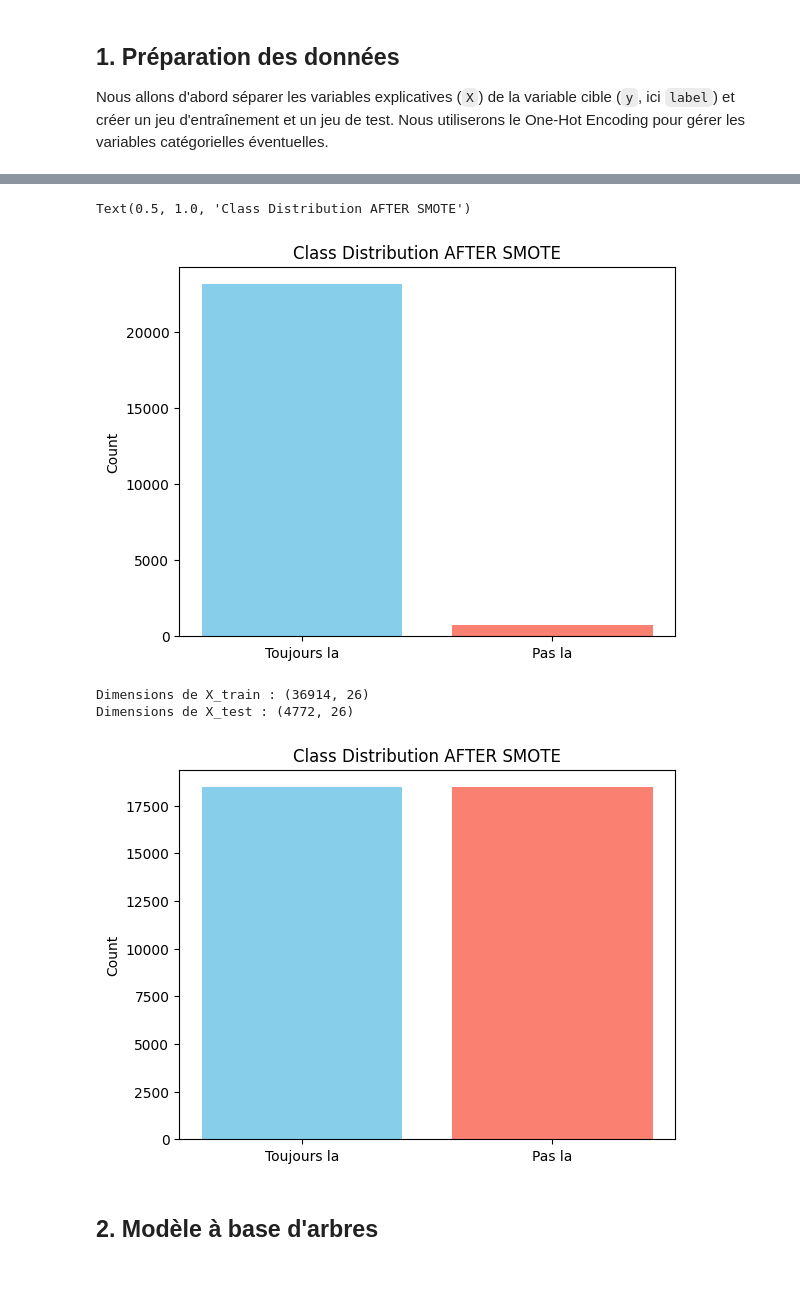
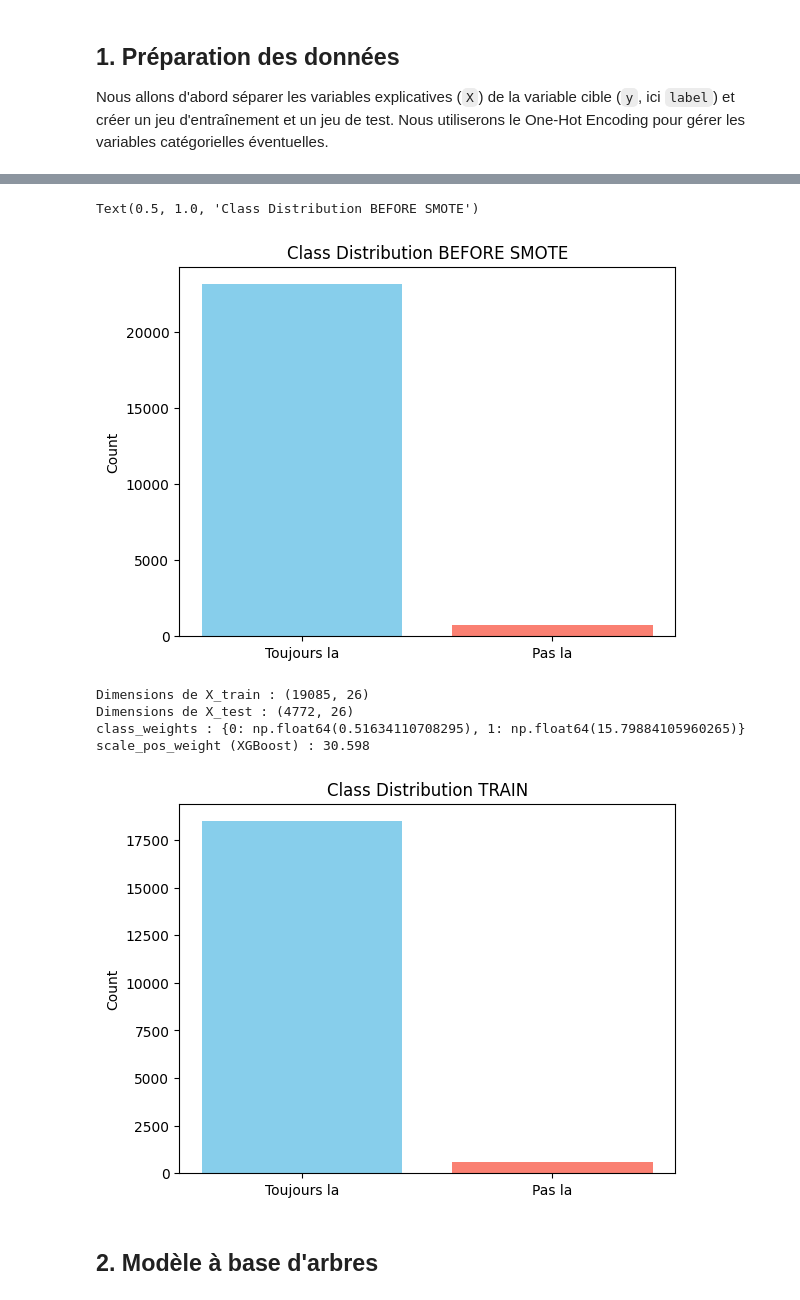
Before and after one commit to hughdmr/REXIA, a Jupyter notebook: RH_DHARDEMARE_PETIT_VAUTERIN.ipynb, the cells around one changed output, grey strips where cells are left out. Drawn from its saved outputs; the diff is of its cells as text; code cells hidden in the pictures.

```diff
--- a/RH_DHARDEMARE_PETIT_VAUTERIN.ipynb
+++ b/RH_DHARDEMARE_PETIT_VAUTERIN.ipynb
@@ -10,7 +10,7 @@ import matplotlib.pyplot as plt
 # %% [markdown]
 <h2> Analyse </h2>
 # %%
-path = "../RH_dataset.csv"
+path = "RH_dataset.csv"
 
 df = pd.read_csv(path, sep=";")
 
@@ -289,33 +289,44 @@ plt.xticks([0,1], ['Toujours la', 'Pas la'])
 plt.ylabel("Count")
 plt.title("Class Distribution BEFORE SMOTE")
 # %% [output]
-Text(0.5, 1.0, 'Class Distribution AFTER SMOTE')
+Text(0.5, 1.0, 'Class Distribution BEFORE SMOTE')
-[figure, old version]
+[figure, new version]
 # %%
 from sklearn.model_selection import train_test_split
 import pandas as pd
 from sklearn.metrics import classification_report, accuracy_score
-from imblearn.over_sampling import SMOTE
 
 # Encodage des variables catégorielles (si elles existent)
 X = pd.get_dummies(X, drop_first=True)
 
-X_train, X_test, y_train, y_test = train_test_split(X, y, test_size=0.2, random_state=1)
-smote = SMOTE(random_state=1)
-X_train, y_train = smote.fit_resample(X_train, y_train)
+X_train, X_test, y_train, y_test = train_test_split(
+    X, y, test_size=0.2, random_state=1, stratify=y
+)
+
+# Poids de classe: utile pour les modèles qui gèrent le déséquilibre
+y_train_counts = y_train.value_counts()
+class_weights = {
+    0: len(y_train) / (2 * y_train_counts[0]),
+    1: len(y_train) / (2 * y_train_counts[1])
+}
+pos_weight = y_train_counts[0] / y_train_counts[1]
 
 plt.bar(y_train.value_counts().index, y_train.value_counts().values,
-        color=['skyblue','salmon'])
-plt.xticks([0,1], ['Toujours la', 'Pas la'])
+        color=['skyblue', 'salmon'])
+plt.xticks([0, 1], ['Toujours la', 'Pas la'])
 plt.ylabel("Count")
-plt.title("Class Distribution AFTER SMOTE")
+plt.title("Class Distribution TRAIN")
 
 print("Dimensions de X_train :", X_train.shape)
 print("Dimensions de X_test :", X_test.shape)
+print("class_weights :", class_weights)
+print("scale_pos_weight (XGBoost) :", round(pos_weight, 3))
 # %% [output]
-Dimensions de X_train : (36914, 26)
+Dimensions de X_train : (19085, 26)
 Dimensions de X_test : (4772, 26)
+class_weights : {0: np.float64(0.51634110708295), 1: np.float64(15.79884105960265)}
+scale_pos_weight (XGBoost) : 30.598
-[figure, old version]
+[figure, new version]
 # %% [markdown]
 ## 2. Modèle à base d'arbres
 # %%
```
Also changed, not shown: parts of 7 cells of this notebook.
